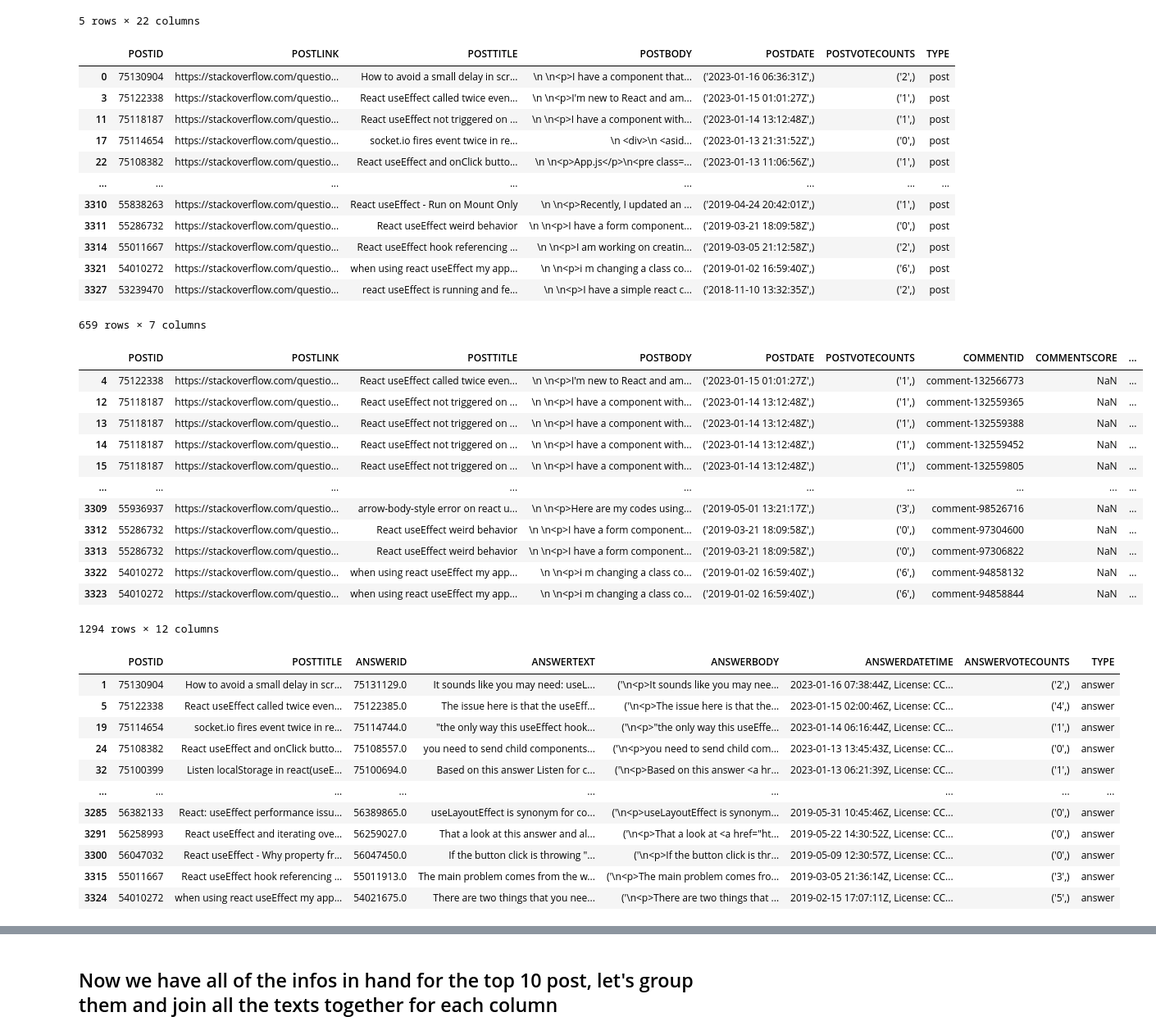
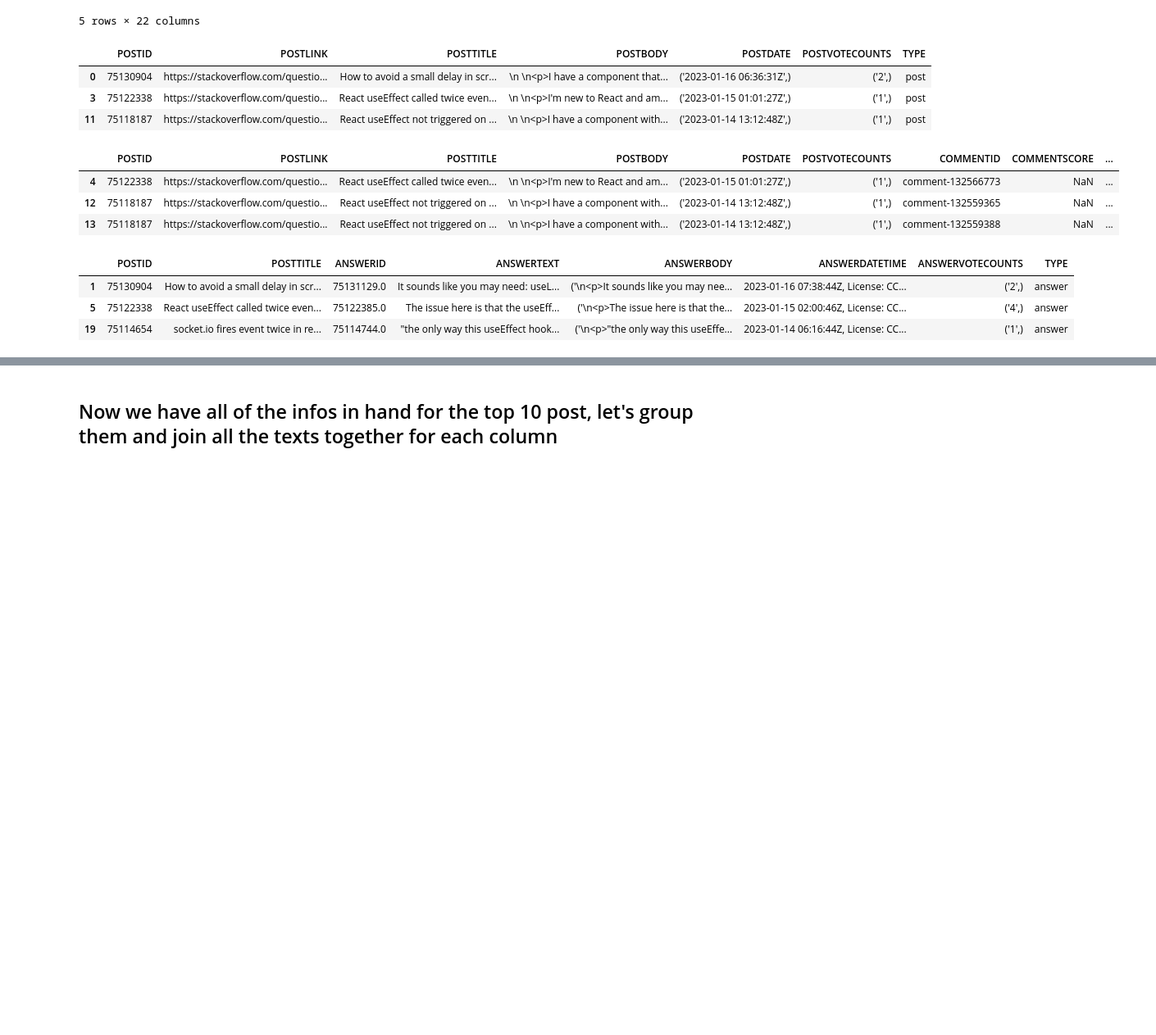
Before and after one commit to Shaunmak1214/Time-Series-Based-Text-Summarization, a Jupyter notebook: preprocessing.ipynb, the cells around one changed output, grey strips where cells are left out. Shown: that part at 82% size. Drawn from its saved outputs; the diff is of its cells as text; code cells hidden in the pictures; blank space fills up the shorter version.

```diff
--- a/preprocessing.ipynb
+++ b/preprocessing.ipynb
@@ -7,12 +7,14 @@ import nltk
 import re
 import string
 import numpy as np
-
+import spacy
 import pandas as pd
 from fuzzywuzzy import fuzz
 
+nlp = spacy.load('en_core_web_lg')
+
 df = pd.read_csv('./scraper/archive/react-useeffect.csv', names=["POSTID", "POSTLINK", "POSTTITLE", "POSTBODY", "POSTDATE", "POSTVOTECOUNTS", "COMMENTID", "COMMENTSCORE", "COMMENTUSERNAME", "COMMENTTEXT", "COMMENTDATETIME", "ANSWERID", "ANSWERTEXT", "ANSWERBODY", "ANSWERDATETIME", "ANSWERVOTECOUNTS", "ANSWERCMTID", "ANSWERCMTTEXT", "ANSWERCMTBODY", "ANSWERCMTDATETIME", "ANSWERCMTVOTECOUNTS" , "TYPE"])
-query = 'Infinite rerender'
+query = 'Useeffect hook rerenders infinitely'
 
 display(df.head())
 # %% [output]
@@ -30,64 +32,38 @@ dPOST  = pd.DataFrame(columns=ALL_COLS)
 dPOST = df.copy();
 dPOST = dPOST.drop(columns=['COMMENTID', 'COMMENTSCORE', 'COMMENTUSERNAME', 'COMMENTTEXT', 'COMMENTDATETIME', 'ANSWERID', 'ANSWERTEXT', 'ANSWERBODY', 'ANSWERDATETIME', 'ANSWERVOTECOUNTS', 'ANSWERCMTID', 'ANSWERCMTTEXT', 'ANSWERCMTBODY', 'ANSWERCMTDATETIME', 'ANSWERCMTVOTECOUNTS'])
 # drop if type is not post
 dPOST = dPOST[dPOST['TYPE'] == 'post']
-display(dPOST)
+display(dPOST.head(3))
 
 dfPC = pd.DataFrame(columns=ALL_COLS)
 dfPC = df.copy();
 dfPC = dfPC.drop(columns=['ANSWERID', 'ANSWERTEXT', 'ANSWERBODY', 'ANSWERDATETIME', 'ANSWERVOTECOUNTS', 'ANSWERCMTID', 'ANSWERCMTTEXT', 'ANSWERCMTBODY', 'ANSWERCMTDATETIME', 'ANSWERCMTVOTECOUNTS'])
 # drop if type is not post
 dfPC = dfPC[dfPC['TYPE'] == 'post_comment']
-display(dfPC)
+display(dfPC.head(3))
 
 dfA = pd.DataFrame(columns=ALL_COLS)
 dfA = df.copy();
 dfA = dfA.drop(columns=['POSTLINK', 'POSTBODY', 'POSTDATE', 'POSTVOTECOUNTS', 'COMMENTID', 'COMMENTSCORE', 'COMMENTUSERNAME', 'COMMENTTEXT', 'COMMENTDATETIME', 'ANSWERCMTID', 'ANSWERCMTTEXT', 'ANSWERCMTBODY', 'ANSWERCMTDATETIME', 'ANSWERCMTVOTECOUNTS'])
 
 dfAAC = dfA[dfA['TYPE'] == 'answer']
-display(dfAAC)
+display(dfAAC.head(3))
 
 dFAC = pd.DataFrame(columns=ALL_COLS)
 dFAC = df.copy();
 dFAC = dFAC.drop(columns=['POSTLINK', 'POSTBODY', 'POSTDATE', 'POSTVOTECOUNTS', 'COMMENTID', 'COMMENTSCORE', 'COMMENTUSERNAME', 'COMMENTTEXT', 'COMMENTDATETIME', 'ANSWERTEXT', 'ANSWERBODY', 'ANSWERDATETIME', 'ANSWERVOTECOUNTS'])
 dFACT = dFAC[dFAC['TYPE'] == 'answer_comment']
-display(dFACT)
+display(dFACT.head(3))
 # %% [output]
 |  | POSTID | POSTLINK | POSTTITLE | POSTBODY | POSTDATE | POSTVOTECOUNTS | TYPE |
 | 0 | 75130904 | https://stackoverflow.com/questio... | How to avoid a small delay in scr... | \n \n<p>I have a component that... | ('2023-01-16 06:36:31Z',) | ('2',) | post |
 | 3 | 75122338 | https://stackoverflow.com/questio... | React useEffect called twice even... | \n \n<p>I'm new to React and am... | ('2023-01-15 01:01:27Z',) | ('1',) | post |
 | 11 | 75118187 | https://stackoverflow.com/questio... | React useEffect not triggered on ... | \n \n<p>I have a component with... | ('2023-01-14 13:12:48Z',) | ('1',) | post |
-| 17 | 75114654 | https://stackoverflow.com/questio... | socket.io fires event twice in re... | \n <div>\n <asid... | ('2023-01-13 21:31:52Z',) | ('0',) | post |
-| 22 | 75108382 | https://stackoverflow.com/questio... | React useEffect and onClick butto... | \n \n<p>App.js</p>\n<pre class=... | ('2023-01-13 11:06:56Z',) | ('1',) | post |
-| ... | ... | ... | ... | ... | ... | ... | ... |
-| 3310 | 55838263 | https://stackoverflow.com/questio... | React useEffect - Run on Mount Only | \n \n<p>Recently, I updated an ... | ('2019-04-24 20:42:01Z',) | ('1',) | post |
-| 3311 | 55286732 | https://stackoverflow.com/questio... | React useEffect weird behavior | \n \n<p>I have a form component... | ('2019-03-21 18:09:58Z',) | ('0',) | post |
-| 3314 | 55011667 | https://stackoverflow.com/questio... | React useEffect hook referencing ... | \n \n<p>I am working on creatin... | ('2019-03-05 21:12:58Z',) | ('2',) | post |
-| 3321 | 54010272 | https://stackoverflow.com/questio... | when using react useEffect my app... | \n \n<p>i m changing a class co... | ('2019-01-02 16:59:40Z',) | ('6',) | post |
-| 3327 | 53239470 | https://stackoverflow.com/questio... | react useEffect is running and fe... | \n \n<p>I have a simple react c... | ('2018-11-10 13:32:35Z',) | ('2',) | post |
-659 rows × 7 columns
 |  | POSTID | POSTLINK | POSTTITLE | POSTBODY | POSTDATE | POSTVOTECOUNTS | COMMENTID | COMMENTSCORE | ... |
 | 4 | 75122338 | https://stackoverflow.com/questio... | React useEffect called twice even... | \n \n<p>I'm new to React and am... | ('2023-01-15 01:01:27Z',) | ('1',) | comment-132566773 | NaN | ... |
 | 12 | 75118187 | https://stackoverflow.com/questio... | React useEffect not triggered on ... | \n \n<p>I have a component with... | ('2023-01-14 13:12:48Z',) | ('1',) | comment-132559365 | NaN | ... |
 | 13 | 75118187 | https://stackoverflow.com/questio... | React useEffect not triggered on ... | \n \n<p>I have a component with... | ('2023-01-14 13:12:48Z',) | ('1',) | comment-132559388 | NaN | ... |
-| 14 | 75118187 | https://stackoverflow.com/questio... | React useEffect not triggered on ... | \n \n<p>I have a component with... | ('2023-01-14 13:12:48Z',) | ('1',) | comment-132559452 | NaN | ... |
-| 15 | 75118187 | https://stackoverflow.com/questio... | React useEffect not triggered on ... | \n \n<p>I have a component with... | ('2023-01-14 13:12:48Z',) | ('1',) | comment-132559805 | NaN | ... |
-| ... | ... | ... | ... | ... | ... | ... | ... | ... | ... |
-| 3309 | 55936937 | https://stackoverflow.com/questio... | arrow-body-style error on react u... | \n \n<p>Here are my codes using... | ('2019-05-01 13:21:17Z',) | ('3',) | comment-98526716 | NaN | ... |
-| 3312 | 55286732 | https://stackoverflow.com/questio... | React useEffect weird behavior | \n \n<p>I have a form component... | ('2019-03-21 18:09:58Z',) | ('0',) | comment-97304600 | NaN | ... |
-| 3313 | 55286732 | https://stackoverflow.com/questio... | React useEffect weird behavior | \n \n<p>I have a form component... | ('2019-03-21 18:09:58Z',) | ('0',) | comment-97306822 | NaN | ... |
-| 3322 | 54010272 | https://stackoverflow.com/questio... | when using react useEffect my app... | \n \n<p>i m changing a class co... | ('2019-01-02 16:59:40Z',) | ('6',) | comment-94858132 | NaN | ... |
-| 3323 | 54010272 | https://stackoverflow.com/questio... | when using react useEffect my app... | \n \n<p>i m changing a class co... | ('2019-01-02 16:59:40Z',) | ('6',) | comment-94858844 | NaN | ... |
-1294 rows × 12 columns
 |  | POSTID | POSTTITLE | ANSWERID | ANSWERTEXT | ANSWERBODY | ANSWERDATETIME | ANSWERVOTECOUNTS | TYPE |
 | 1 | 75130904 | How to avoid a small delay in scr... | 75131129.0 | It sounds like you may need: useL... | ('\n<p>It sounds like you may nee... | 2023-01-16 07:38:44Z, License: CC... | ('2',) | answer |
 | 5 | 75122338 | React useEffect called twice even... | 75122385.0 | The issue here is that the useEff... | ('\n<p>The issue here is that the... | 2023-01-15 02:00:46Z, License: CC... | ('4',) | answer |
 | 19 | 75114654 | socket.io fires event twice in re... | 75114744.0 | "the only way this useEffect hook... | ('\n<p>"the only way this useEffe... | 2023-01-14 06:16:44Z, License: CC... | ('1',) | answer |
-| 24 | 75108382 | React useEffect and onClick butto... | 75108557.0 | you need to send child components... | ('\n<p>you need to send child com... | 2023-01-13 13:45:43Z, License: CC... | ('0',) | answer |
-| 32 | 75100399 | Listen localStorage in react(useE... | 75100694.0 | Based on this answer Listen for c... | ('\n<p>Based on this answer <a hr... | 2023-01-13 06:21:39Z, License: CC... | ('1',) | answer |
-| ... | ... | ... | ... | ... | ... | ... | ... | ... |
-| 3285 | 56382133 | React: useEffect performance issu... | 56389865.0 | useLayoutEffect is synonym for co... | ('\n<p>useLayoutEffect is synonym... | 2019-05-31 10:45:46Z, License: CC... | ('0',) | answer |
-| 3291 | 56258993 | React useEffect and iterating ove... | 56259027.0 | That a look at this answer and al... | ('\n<p>That a look at <a href="ht... | 2019-05-22 14:30:52Z, License: CC... | ('0',) | answer |
-| 3300 | 56047032 | React useEffect - Why property fr... | 56047450.0 | If the button click is throwing "... | ('\n<p>If the button click is thr... | 2019-05-09 12:30:57Z, License: CC... | ('0',) | answer |
-| 3315 | 55011667 | React useEffect hook referencing ... | 55011913.0 | The main problem comes from the w... | ('\n<p>The main problem comes fro... | 2019-03-05 21:36:14Z, License: CC... | ('3',) | answer |
-| 3324 | 54010272 | when using react useEffect my app... | 54021675.0 | There are two things that you nee... | ('\n<p>There are two things that ... | 2019-02-15 17:07:11Z, License: CC... | ('5',) | answer |
```
Also changed, not shown: parts of 28 cells of this notebook, 1 other file.
